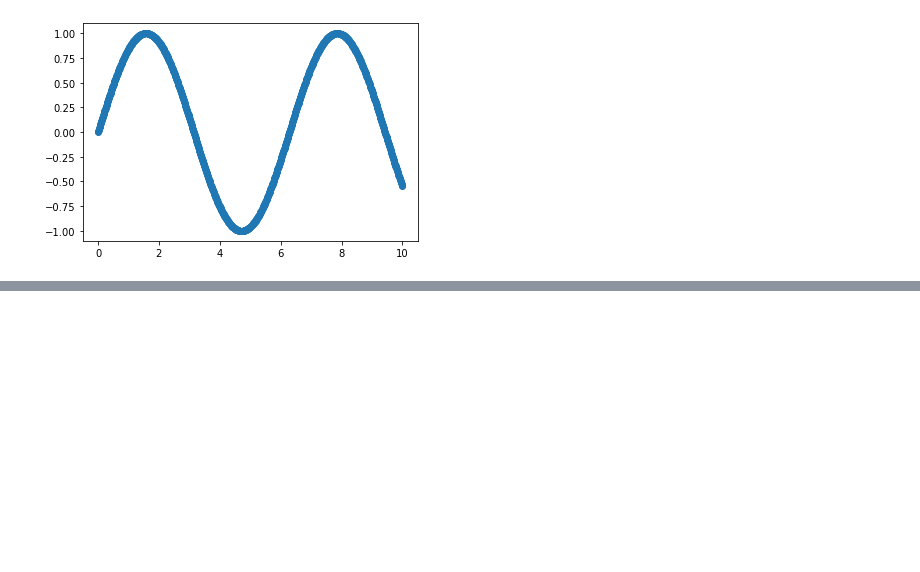
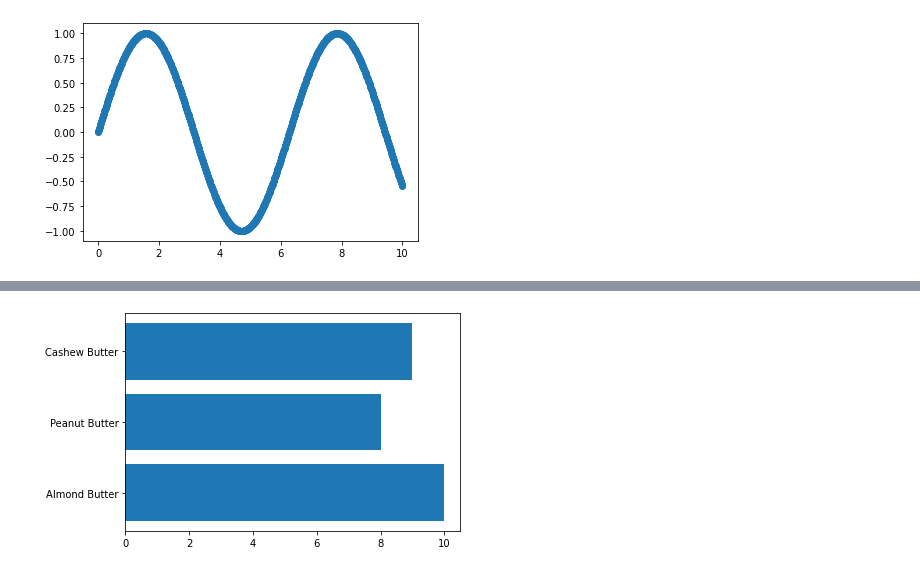
Before and after one commit to mainaliashish/ml-projects, a Jupyter notebook: matlab-practice/practice-matlab.ipynb, the cells around one changed output, grey strips where cells are left out. Drawn from its saved outputs; the diff is of its cells as text; code cells hidden in the pictures; blank space fills up the shorter version.

Commit message:
- update add multiple subplots

```diff
--- a/matlab-practice/practice-matlab.ipynb
+++ b/matlab-practice/practice-matlab.ipynb
@@ -118,0 +116,5 @@ ax.set(title="Butter Prices", xlabel="Butter Names", ylabel="P")
+# %%
+fig, ax = plt.subplots()
+ax.barh(list(nut_butter_prices.keys()), list(nut_butter_prices.values()));
+# %% [output]
+[figure, added]
```
Also changed, not shown: parts of 4 cells of this notebook.
